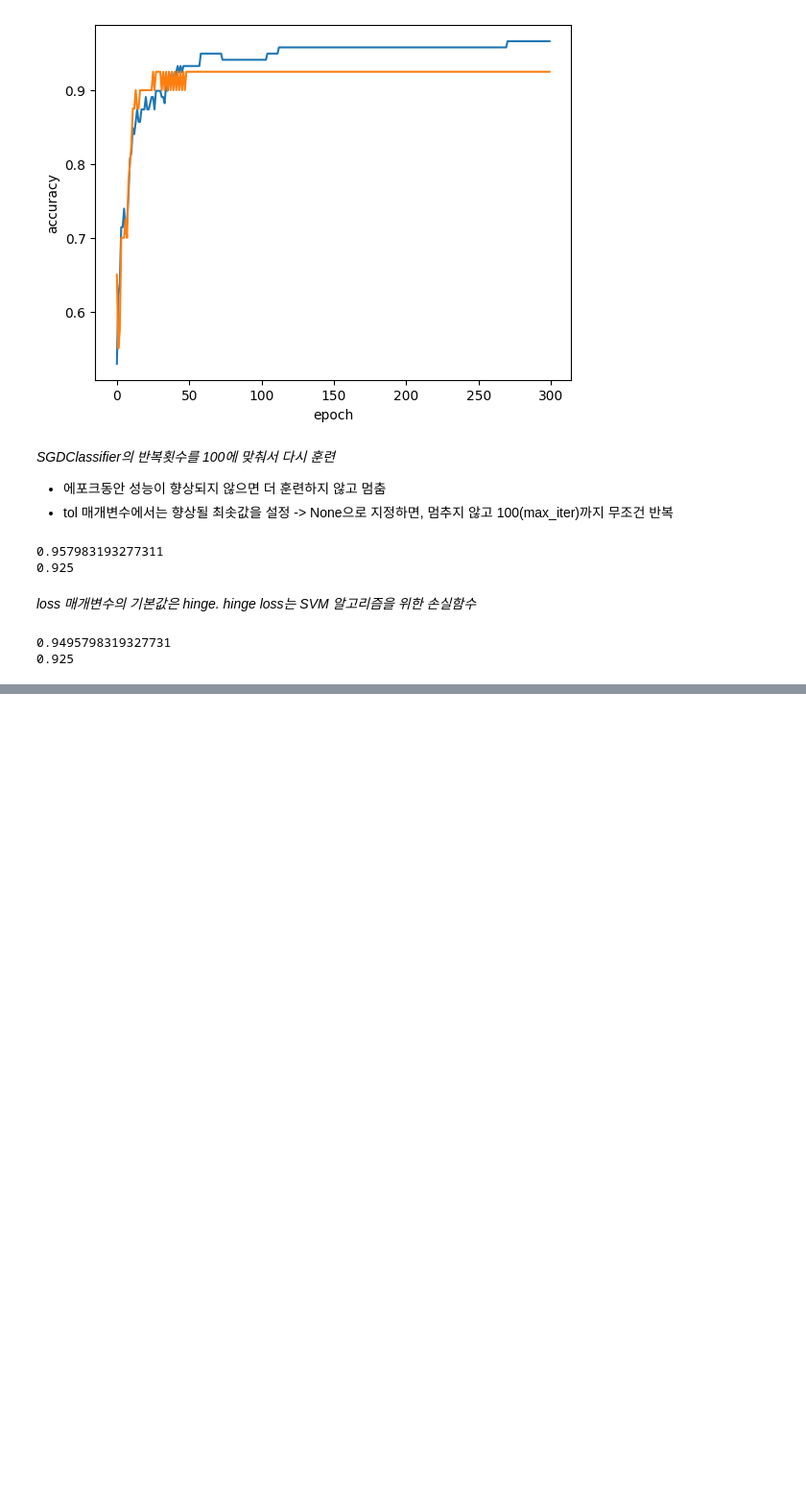
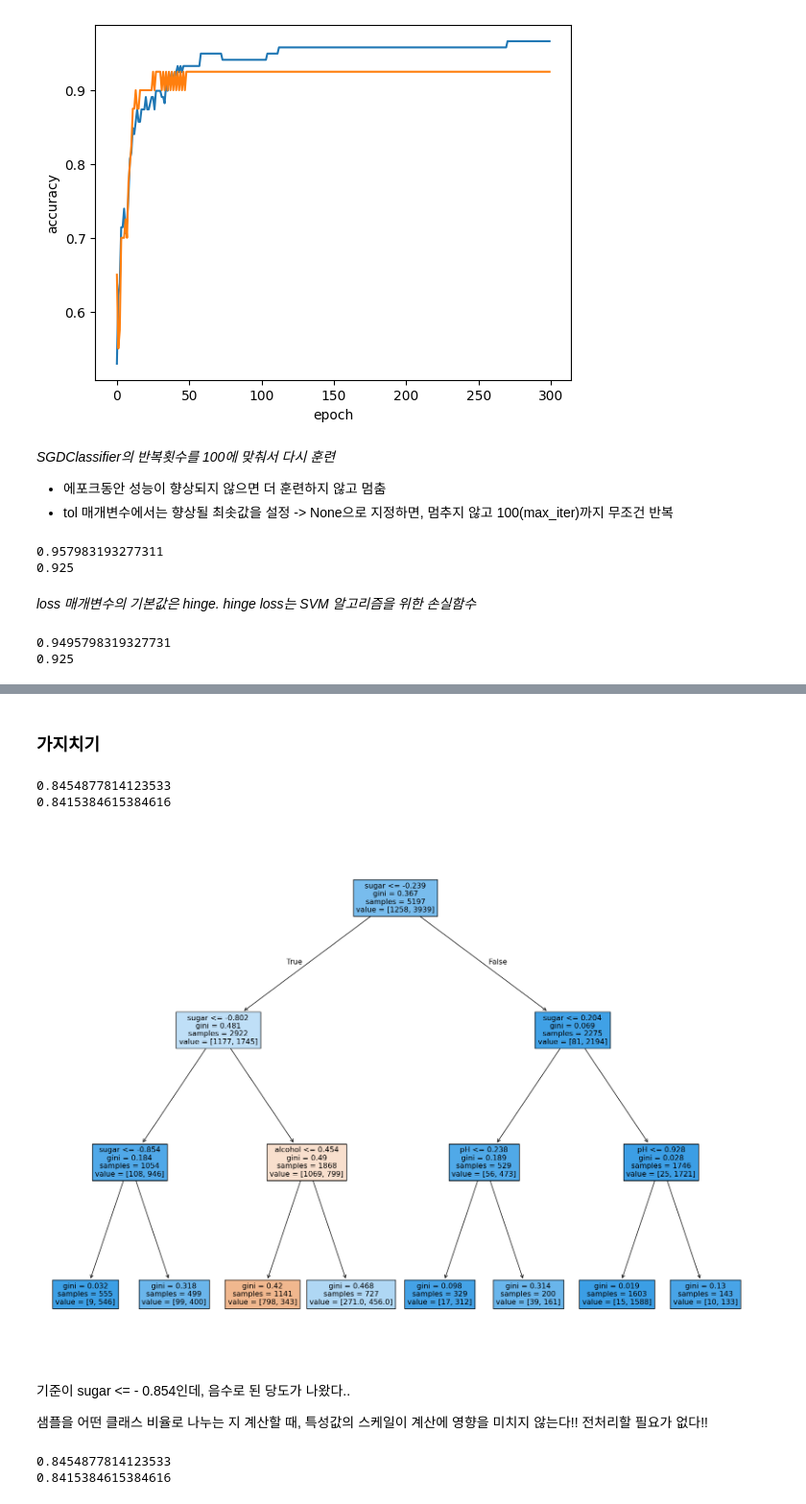
Before and after one commit to allyreum/R_study, a Jupyter notebook: 혼공머신.ipynb, the cells around one changed output, grey strips where cells are left out. Shown at 96% size. Cells and saved outputs as stored; diff of their text form; code cells hidden in the pictures; blank space fills up the shorter version.

```diff
--- a/혼공머신.ipynb
+++ b/혼공머신.ipynb
@@ -1051,0 +1175,29 @@ print(sc.score(test_scaled, test_target))
+# %% [markdown]
+### 가지치기
+# %%
+dt = DecisionTreeClassifier(max_depth = 3, random_state = 42)
+dt.fit(train_scaled, train_target)
+print(dt.score(train_scaled, train_target))
+print(dt.score(test_scaled, test_target))
+# %% [output]
+0.8454877814123533
+0.8415384615384616
+# %%
+plt.figure(figsize = (20,15))
+plot_tree(dt, filled = True, feature_names = ['alcohol', 'sugar', 'pH'])
+plt.show()
+# %% [output]
+[figure, added]
+# %% [markdown]
+기준이 sugar <= - 0.854인데, 음수로 된 당도가 나왔다..
+
+
+샘플을 어떤 클래스 비율로 나누는 지 계산할 때, 특성값의 스케일이 계산에 영향을 미치지 않는다!! 전처리할 필요가 없다!!
+# %%
+dt = DecisionTreeClassifier(max_depth = 3, random_state = 42)
+dt.fit(train_input, train_target)
+print(dt.score(train_input, train_target))
+print(dt.score(test_input, test_target))
+# %% [output]
+0.8454877814123533
+0.8415384615384616
```
Also changed, not shown: parts of 19 cells of this notebook.
